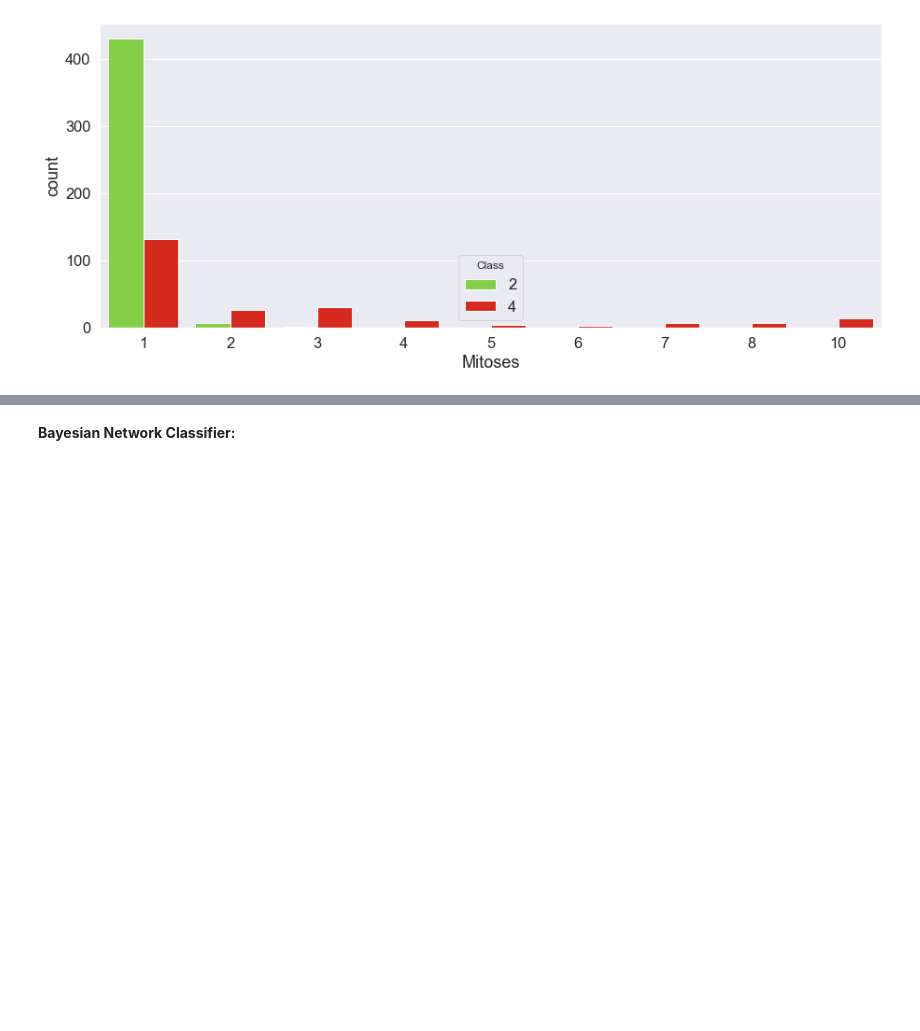
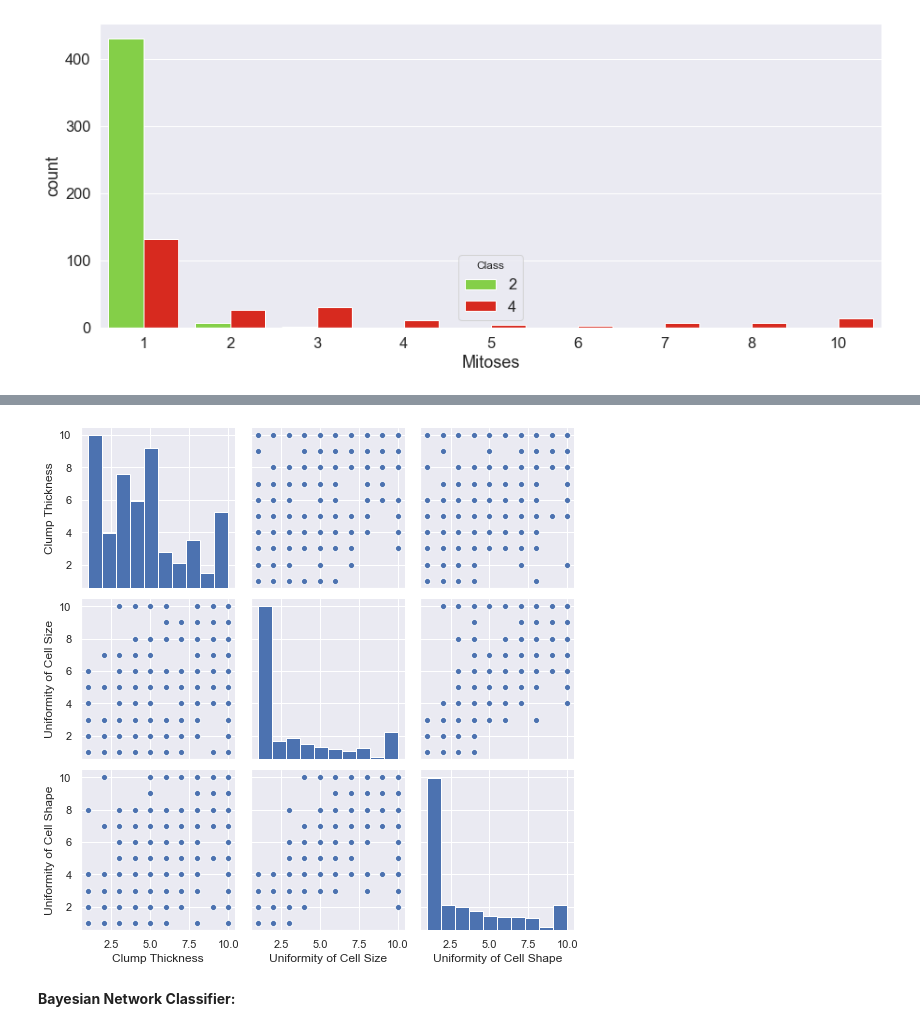
Before and after one commit to Ruairi8/ProgDAProject2, a Jupyter notebook: file1.ipynb, the cells around one changed output, grey strips where cells are left out. Saved outputs shown, nothing was run; the diff lists cells and outputs as text; code cells hidden in the pictures; blank space fills up the shorter version.

```diff
--- a/file1.ipynb
+++ b/file1.ipynb
@@ -116,3 +126,13 @@ sns.countplot(x = 'Mitoses', hue = 'Class', data = datafr, palette = ['#81e532',
+# %%
+sns.set()
+cols = ['Clump Thickness', 'Uniformity of Cell Size',
+       'Uniformity of Cell Shape', 'Marginal Adhesion',
+       'Single Epithelial Cell Size', 'Bare Nuclei', 'Bland Chromatin',
+       'Normal Nucleoli', 'Mitoses']
+sns.pairplot(datafr[cols], height=2.5)
+plt.show();
+# %% [output]
+[figure, added]
 # %% [markdown]
 <b>Bayesian Network Classifier:
 # %% [markdown]
```
Also changed, not shown: parts of 20 cells of this notebook.
